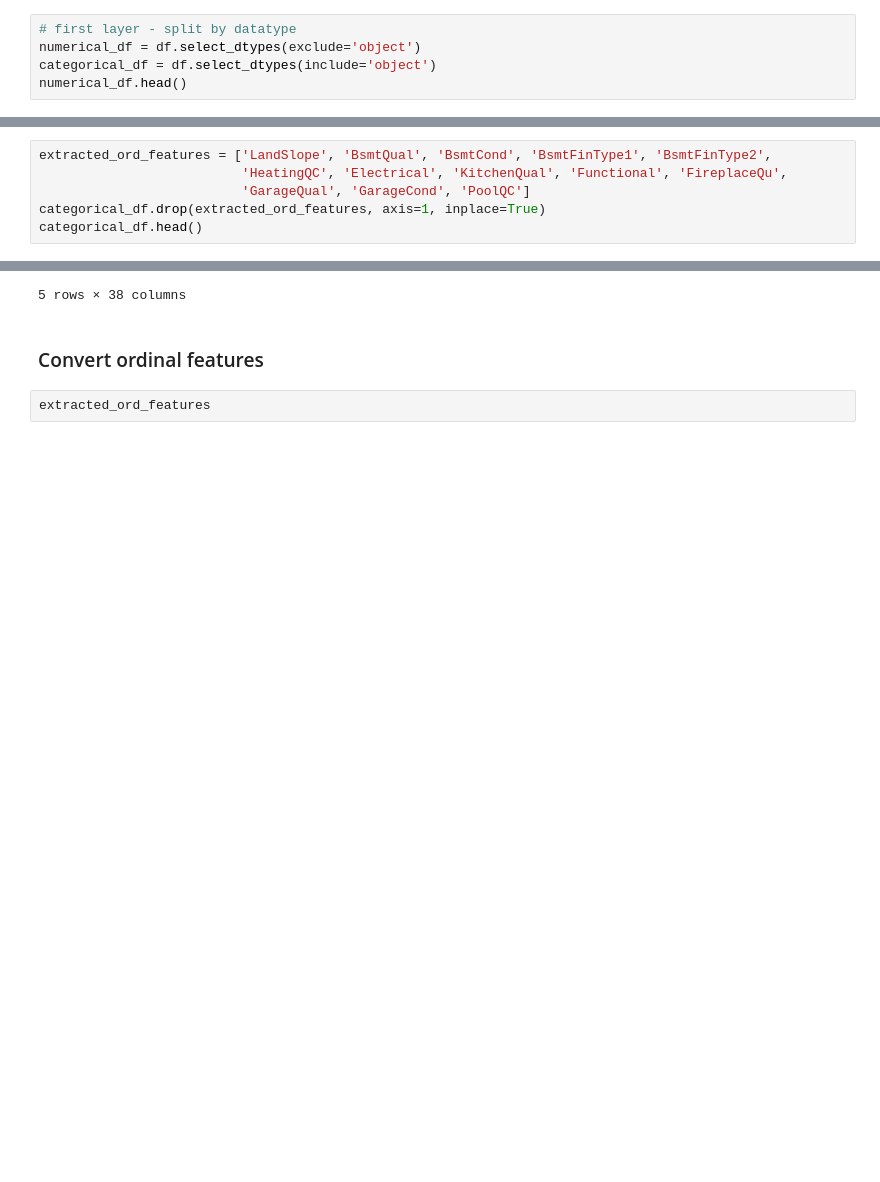
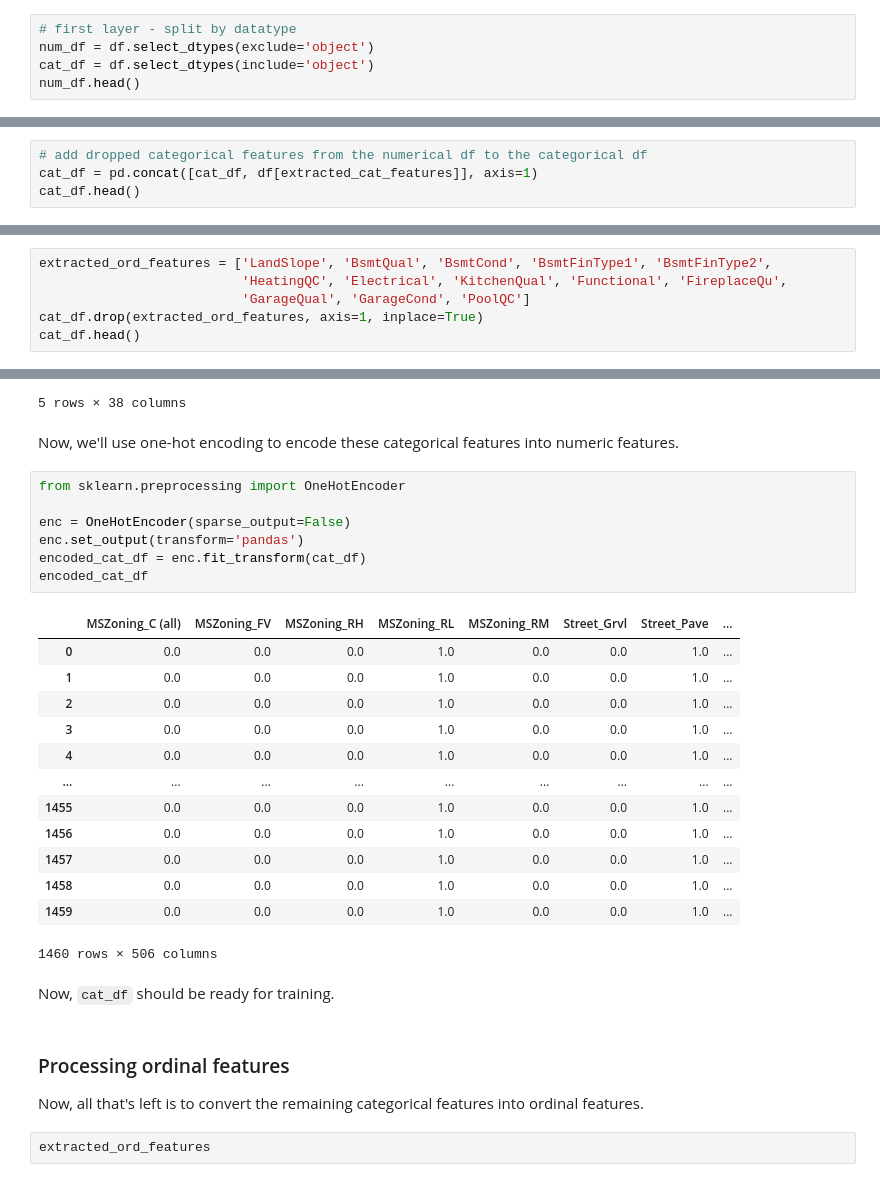
Before and after one commit to matthewgraca/4661-house-prices-regression, a Jupyter notebook: notebooks/Feature Engineering.ipynb, the cells around one changed output, grey strips where cells are left out. Saved outputs shown, nothing was run; the diff lists cells and outputs as text; blank space fills up the shorter version.

```diff
--- a/notebooks/Feature Engineering.ipynb
+++ b/notebooks/Feature Engineering.ipynb
@@ -28,8 +32,8 @@ So we have 1460 samples, with 81 columns. The goal is to predict the last column
 # %%
 # first layer - split by datatype
-numerical_df = df.select_dtypes(exclude='object')
-categorical_df = df.select_dtypes(include='object')
-numerical_df.head()
+num_df = df.select_dtypes(exclude='object')
+cat_df = df.select_dtypes(include='object')
+num_df.head()
 # %% [output]
 |  | Id | MSSubClass | LotFrontage | LotArea | OverallQual | OverallCond | YearBuilt | YearRemodAdd | ... |
 | 0 | 1 | 60 | 65.0 | 8450 | 7 | 5 | 2003 | 2003 | ... |
@@ -108 +112,5 @@ categorical_df.head()
 Some data is categorical, but an inherent order is implied; such as small, medium, and large. This type of feature engineering is called *ordinal encoding*.
+# %%
+# add dropped categorical features from the numerical df to the categorical df
+cat_df = pd.concat([cat_df, df[extracted_cat_features]], axis=1)
+cat_df.head()
@@ -140,8 +156,8 @@ One caveat is that for some of these like `GarageQual`, while the data is inhere
 extracted_ord_features = ['LandSlope', 'BsmtQual', 'BsmtCond', 'BsmtFinType1', 'BsmtFinType2',
                           'HeatingQC', 'Electrical', 'KitchenQual', 'Functional', 'FireplaceQu',
                           'GarageQual', 'GarageCond', 'PoolQC']
-categorical_df.drop(extracted_ord_features, axis=1, inplace=True)
-categorical_df.head()
+cat_df.drop(extracted_ord_features, axis=1, inplace=True)
+cat_df.head()
 # %% [output]
 |  | MSZoning | Street | Alley | LotShape | LandContour | Utilities | LotConfig | Neighborhood | Condition1 | ... |
 | 0 | RL | Pave | NaN | Reg | Lvl | AllPub | Inside | CollgCr | Norm | ... |
@@ -150,8 +166,34 @@ categorical_df.head()
 | 3 | RL | Pave | NaN | IR1 | Lvl | AllPub | Corner | Crawfor | Norm | ... |
 | 4 | RL | Pave | NaN | IR1 | Lvl | AllPub | FR2 | NoRidge | Norm | ... |
 5 rows × 38 columns
+# %% [markdown]
+Now, we'll use one-hot encoding to encode these categorical features into numeric features.
+# %%
+from sklearn.preprocessing import OneHotEncoder
+
+enc = OneHotEncoder(sparse_output=False)
+enc.set_output(transform='pandas')
+encoded_cat_df = enc.fit_transform(cat_df)
+encoded_cat_df
+# %% [output]
+|  | MSZoning_C (all) | MSZoning_FV | MSZoning_RH | MSZoning_RL | MSZoning_RM | Street_Grvl | Street_Pave | ... |
+| 0 | 0.0 | 0.0 | 0.0 | 1.0 | 0.0 | 0.0 | 1.0 | ... |
+| 1 | 0.0 | 0.0 | 0.0 | 1.0 | 0.0 | 0.0 | 1.0 | ... |
+| 2 | 0.0 | 0.0 | 0.0 | 1.0 | 0.0 | 0.0 | 1.0 | ... |
+| 3 | 0.0 | 0.0 | 0.0 | 1.0 | 0.0 | 0.0 | 1.0 | ... |
+| 4 | 0.0 | 0.0 | 0.0 | 1.0 | 0.0 | 0.0 | 1.0 | ... |
+| ... | ... | ... | ... | ... | ... | ... | ... | ... |
+| 1455 | 0.0 | 0.0 | 0.0 | 1.0 | 0.0 | 0.0 | 1.0 | ... |
+| 1456 | 0.0 | 0.0 | 0.0 | 1.0 | 0.0 | 0.0 | 1.0 | ... |
+| 1457 | 0.0 | 0.0 | 0.0 | 1.0 | 0.0 | 0.0 | 1.0 | ... |
+| 1458 | 0.0 | 0.0 | 0.0 | 1.0 | 0.0 | 0.0 | 1.0 | ... |
+| 1459 | 0.0 | 0.0 | 0.0 | 1.0 | 0.0 | 0.0 | 1.0 | ... |
+1460 rows × 506 columns
+# %% [markdown]
+Now, `cat_df` should be ready for training.
 # %% [markdown]
-### Convert ordinal features
+### Processing ordinal features
+Now, all that's left is to convert the remaining categorical features into ordinal features.
 # %%
 extracted_ord_features
 # %% [output]
```
Also changed, not shown: parts of 20 cells of this notebook.
